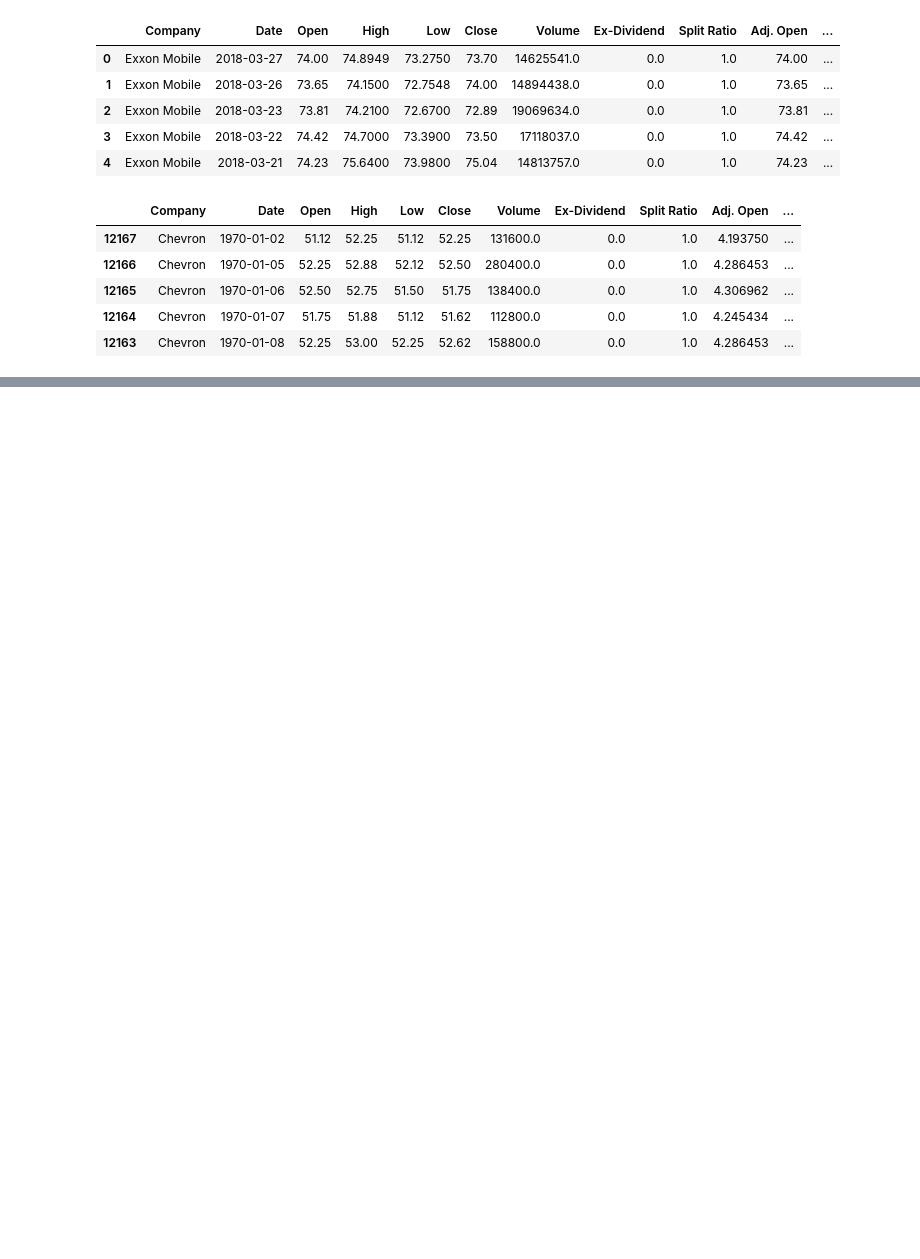
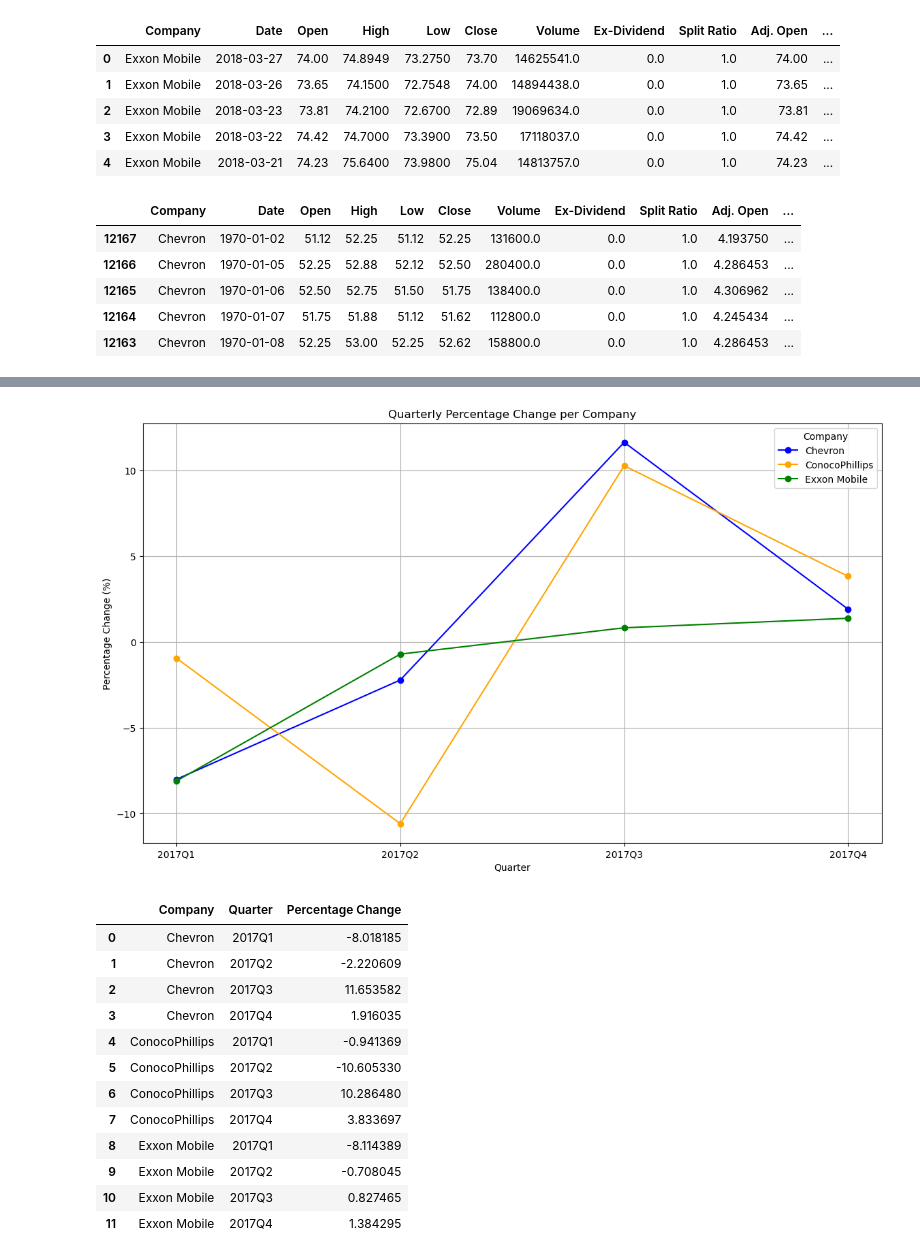
Before and after one commit to KendallBurkett/Project-1, a Jupyter notebook: oil_company_analysis.ipynb, the cells around one changed output, grey strips where cells are left out. Cells and saved outputs as stored; diff of their text form; code cells hidden in the pictures; blank space fills up the shorter version.

```diff
--- a/oil_company_analysis.ipynb
+++ b/oil_company_analysis.ipynb
@@ -50,8 +51,8 @@ combined_oil_data['Date'] = pd.to_datetime(combined_oil_data['Date'])
 combined_oil_data.sort_values(by=['Company', 'Date'], inplace=True)
 
 # Handle missing values (if any)
-combined_oil_data.fillna(method='ffill', inplace=True)
-combined_oil_data.fillna(method='bfill', inplace=True)
+combined_oil_data.ffill(inplace=True)
+combined_oil_data.bfill(inplace=True)
 
 # Verify the cleaned data
 combined_oil_data.head()
@@ -70,17 +77,0 @@ filtered_data = combined_oil_data[(combined_oil_data['Date'] >= start_date) & (c
-# %%
-# create a line graph of stock prices by quarter for each stock
-# Resample the data to get quarterly averages
-filtered_data.set_index('Date', inplace=True)
-quarterly_data = filtered_data.groupby('Company').resample('Q').mean().reset_index()
-
-# Plotting the stock prices by quarter for each stock
-plt.figure(figsize=(14, 7))
-for company in symbols.keys():
-    company_data = quarterly_data[quarterly_data['Company'] == company]
-    plt.plot(company_data['Date'], company_data['Adj. Close'], label=company)
-
-plt.title('Quarterly Average Stock Prices of Oil Companies 2017')
-plt.xlabel('Date')
-plt.ylabel('Adjusted Close Price')
-plt.legend()
-plt.show()
@@ -179,0 +78,38 @@ See the caveats in the documentation: https://pandas.pydata.org/pandas-docs/stab
+# %%
+# Calculate the percentage change for each quarter
+quarterly_percentage_change = filtered_data.groupby(['Company', 'Quarter'], as_index=False).apply(
+    lambda x: pd.Series({
+        'Percentage Change': (x.loc[x['Date'].idxmax()]['Adj. Close'] - x.loc[x['Date'].idxmin()]['Adj. Close']) / x.loc[x['Date'].idxmin()]['Adj. Close'] * 100
+    })
+)
+
+# Plot the quarterly percentage change
+plt.figure(figsize=(14, 8))
+for company in quarterly_percentage_change['Company'].unique():
+    company_data = quarterly_percentage_change[quarterly_percentage_change['Company'] == company]
+    plt.plot(company_data['Quarter'].astype(str), company_data['Percentage Change'], marker='o', label=company, color=colors[company])
+
+plt.title('Quarterly Percentage Change per Company')
+plt.xlabel('Quarter')
+plt.ylabel('Percentage Change (%)')
+plt.legend(title='Company')
+plt.grid(True)
+plt.savefig('outputs/quarterly_percentage_change.png')
+plt.show()
+
+quarterly_percentage_change
+# %% [output]
+[figure, added]
+|  | Company | Quarter | Percentage Change |
+| 0 | Chevron | 2017Q1 | -8.018185 |
+| 1 | Chevron | 2017Q2 | -2.220609 |
+| 2 | Chevron | 2017Q3 | 11.653582 |
+| 3 | Chevron | 2017Q4 | 1.916035 |
+| 4 | ConocoPhillips | 2017Q1 | -0.941369 |
+| 5 | ConocoPhillips | 2017Q2 | -10.605330 |
+| 6 | ConocoPhillips | 2017Q3 | 10.286480 |
+| 7 | ConocoPhillips | 2017Q4 | 3.833697 |
+| 8 | Exxon Mobile | 2017Q1 | -8.114389 |
+| 9 | Exxon Mobile | 2017Q2 | -0.708045 |
+| 10 | Exxon Mobile | 2017Q3 | 0.827465 |
+| 11 | Exxon Mobile | 2017Q4 | 1.384295 |
```
Also changed, not shown: parts of 14 cells of this notebook, 1 other file.
